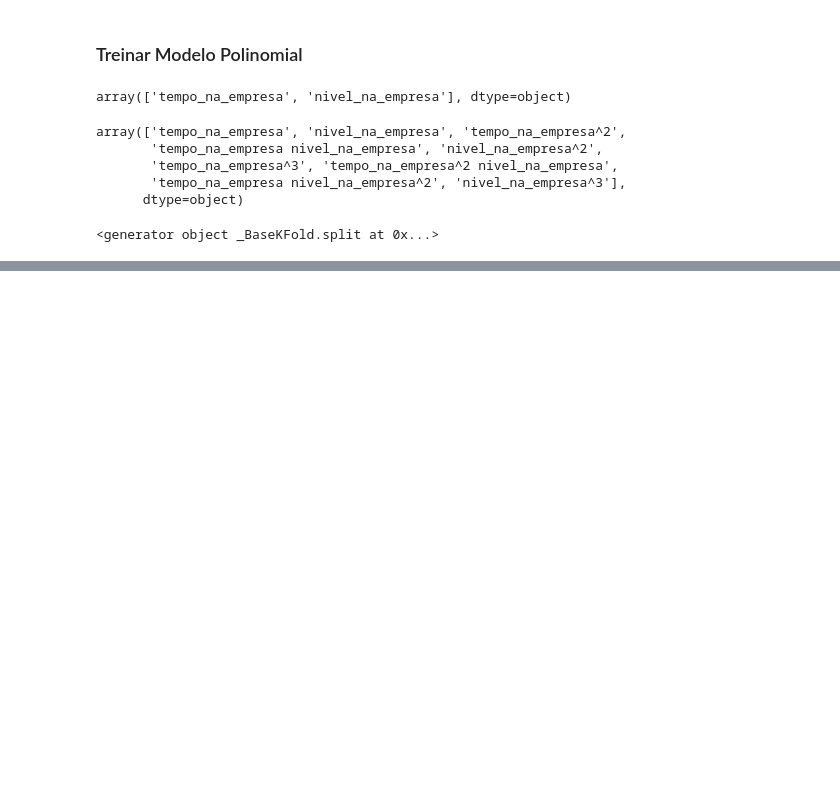
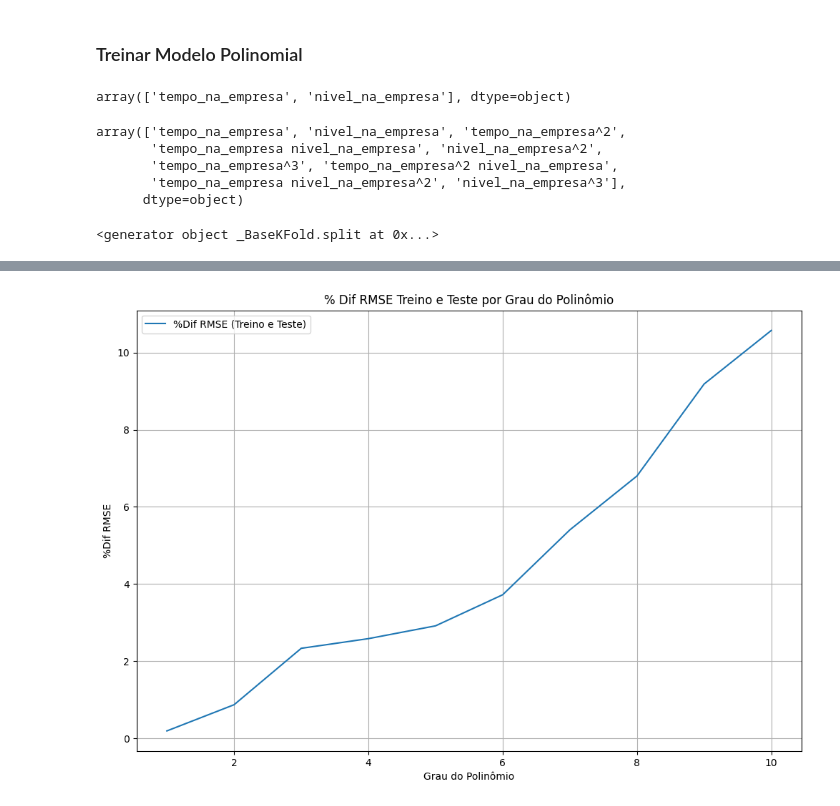
Before and after one commit to marciocamello/ml-polynomial-regression, a Jupyter notebook: modelo_salario.ipynb, the cells around one changed output, grey strips where cells are left out. Cells and saved outputs as stored; diff of their text form; code cells hidden in the pictures; blank space fills up the shorter version.

```diff
--- a/modelo_salario.ipynb
+++ b/modelo_salario.ipynb
@@ -448,0 +463,12 @@ for grau in graus_polymonial:
+# %%
+# Plotar grafico para comparar %Dif RMSE (Treino e Teste) por grau de polinomio
+plt.figure(figsize=(12, 8))
+plt.plot(graus_polymonial, percentual_rmse_values, label='%Dif RMSE (Treino e Teste)')
+plt.xlabel('Grau do Polinômio')
+plt.ylabel('%Dif RMSE')
+plt.title('% Dif RMSE Treino e Teste por Grau do Polinômio')
+plt.legend()
+plt.grid(True)
+plt.show()
+# %% [output]
+[figure, added]
```
Also changed, not shown: parts of 2 cells of this notebook.
